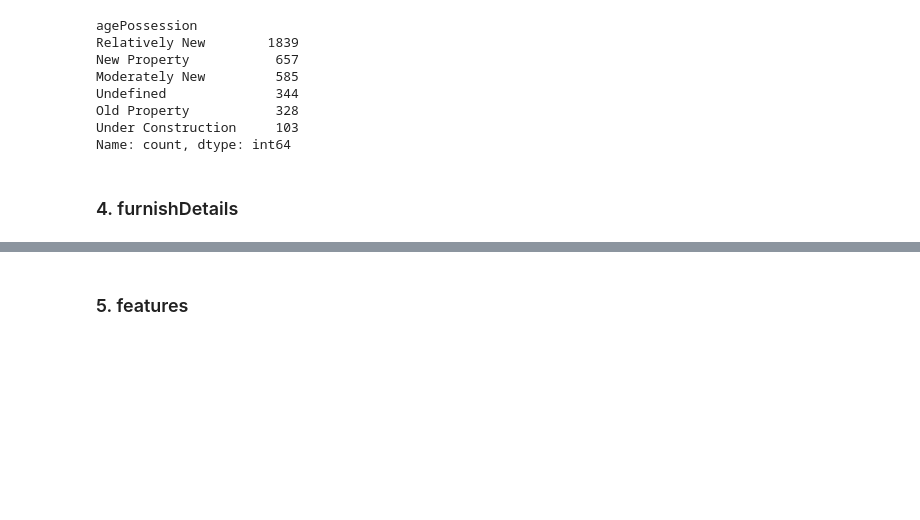
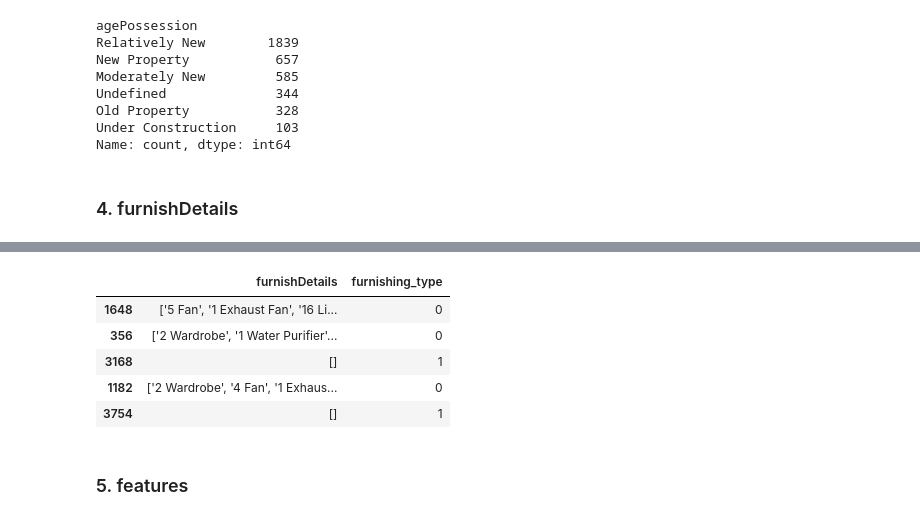
Before and after one commit to Apurba1903/Machine_Learning_Based_Real_Estate_System, a Jupyter notebook: FeatureEngineering/feature_engineering.ipynb, the cells around one changed output, grey strips where cells are left out. Drawn from its saved outputs; the diff is of its cells as text; code cells hidden in the pictures; blank space fills up the shorter version.

```diff
--- a/FeatureEngineering/feature_engineering.ipynb
+++ b/FeatureEngineering/feature_engineering.ipynb
@@ -356,2 +444,28 @@ Name: count, dtype: int64
+# %%
+n_clusters = 3
+
+# Fit the KMeans Model
+kmeans = KMeans(n_clusters=n_clusters, random_state=42)
+kmeans.fit(scaled_data)
+
+# Predict the cluster assignments for each row
+cluster_assignments = kmeans.predict(scaled_data)
+# %%
+df = df.iloc[:, :-18]
+# %%
+df['furnishing_type'] = cluster_assignments
+# %%
+df.sample(5)[['furnishDetails', 'furnishing_type']]
+
+# 0 -> UnFurnished
+# 1 -> SemiFurnished
+# 2 -> Furnished
+# %% [output]
+|  | furnishDetails | furnishing_type |
+| 1648 | ['5 Fan', '1 Exhaust Fan', '16 Li... | 0 |
+| 356 | ['2 Wardrobe', '1 Water Purifier'... | 0 |
+| 3168 | [] | 1 |
+| 1182 | ['2 Wardrobe', '4 Fan', '1 Exhaus... | 0 |
+| 3754 | [] | 1 |
 # %% [markdown]
 ### 5. features
```
Also changed, not shown: parts of 12 cells of this notebook.
